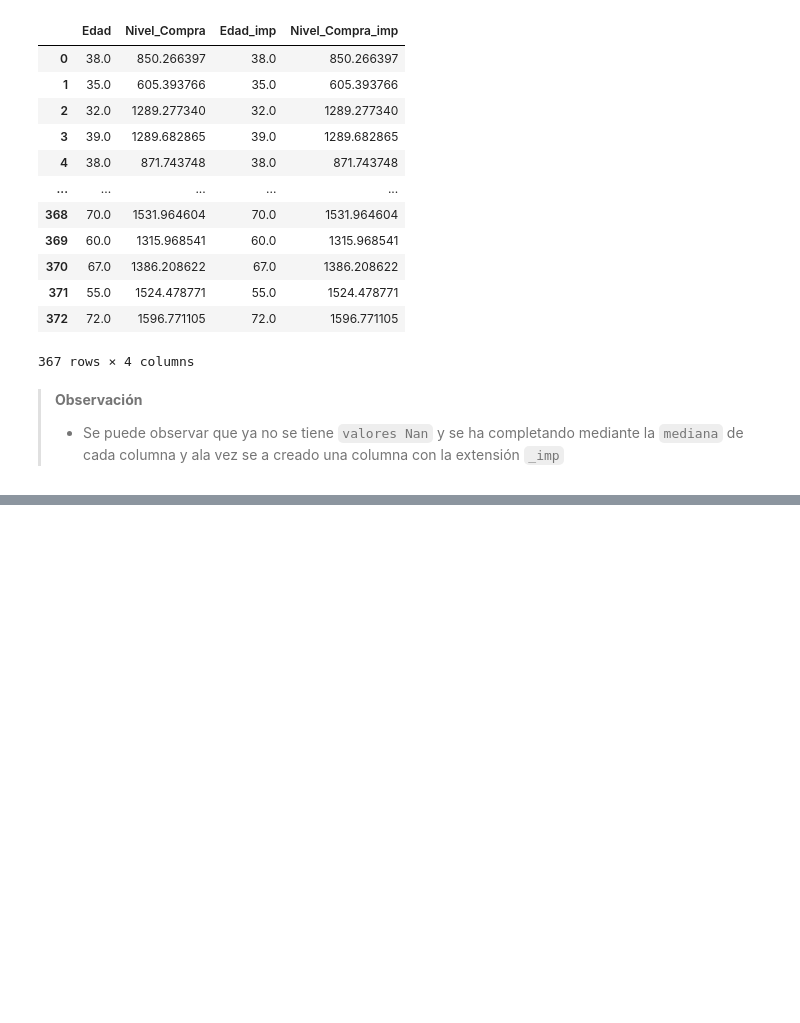
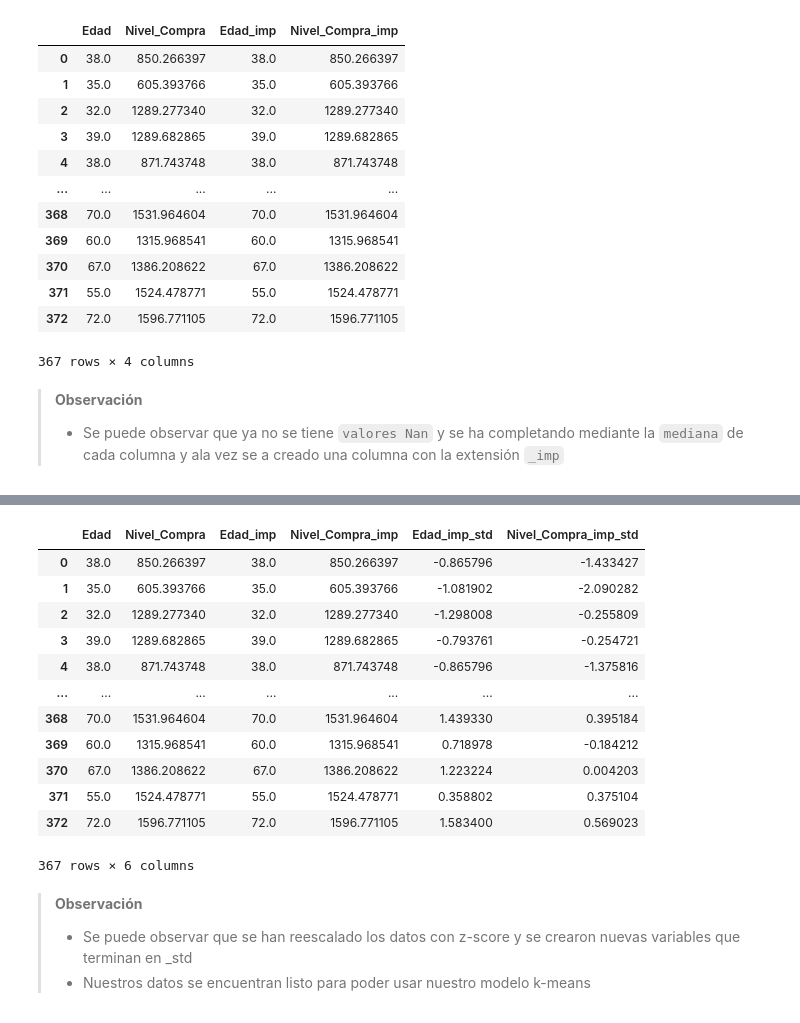
Before and after one commit to linerlander/Proyecto-Clustering-Clientes-SuperMarket, a Jupyter notebook: proyecto_clustering.ipynb, the cells around one changed output, grey strips where cells are left out. Drawn from its saved outputs; the diff is of its cells as text; code cells hidden in the pictures; blank space fills up the shorter version.

```diff
--- a/proyecto_clustering.ipynb
+++ b/proyecto_clustering.ipynb
@@ -284,0 +340,20 @@ df
+# %%
+df
+# %% [output]
+|  | Edad | Nivel_Compra | Edad_imp | Nivel_Compra_imp | Edad_imp_std | Nivel_Compra_imp_std |
+| 0 | 38.0 | 850.266397 | 38.0 | 850.266397 | -0.865796 | -1.433427 |
+| 1 | 35.0 | 605.393766 | 35.0 | 605.393766 | -1.081902 | -2.090282 |
+| 2 | 32.0 | 1289.277340 | 32.0 | 1289.277340 | -1.298008 | -0.255809 |
+| 3 | 39.0 | 1289.682865 | 39.0 | 1289.682865 | -0.793761 | -0.254721 |
+| 4 | 38.0 | 871.743748 | 38.0 | 871.743748 | -0.865796 | -1.375816 |
+| ... | ... | ... | ... | ... | ... | ... |
+| 368 | 70.0 | 1531.964604 | 70.0 | 1531.964604 | 1.439330 | 0.395184 |
+| 369 | 60.0 | 1315.968541 | 60.0 | 1315.968541 | 0.718978 | -0.184212 |
+| 370 | 67.0 | 1386.208622 | 67.0 | 1386.208622 | 1.223224 | 0.004203 |
+| 371 | 55.0 | 1524.478771 | 55.0 | 1524.478771 | 0.358802 | 0.375104 |
+| 372 | 72.0 | 1596.771105 | 72.0 | 1596.771105 | 1.583400 | 0.569023 |
+367 rows × 6 columns
+# %% [markdown]
+>**Observación**
+>- Se puede observar que se han reescalado los datos con z-score y se crearon nuevas variables que terminan en _std
+>- Nuestros datos se encuentran listo para poder usar nuestro modelo k-means
```
Also changed, not shown: parts of 32 cells of this notebook.
